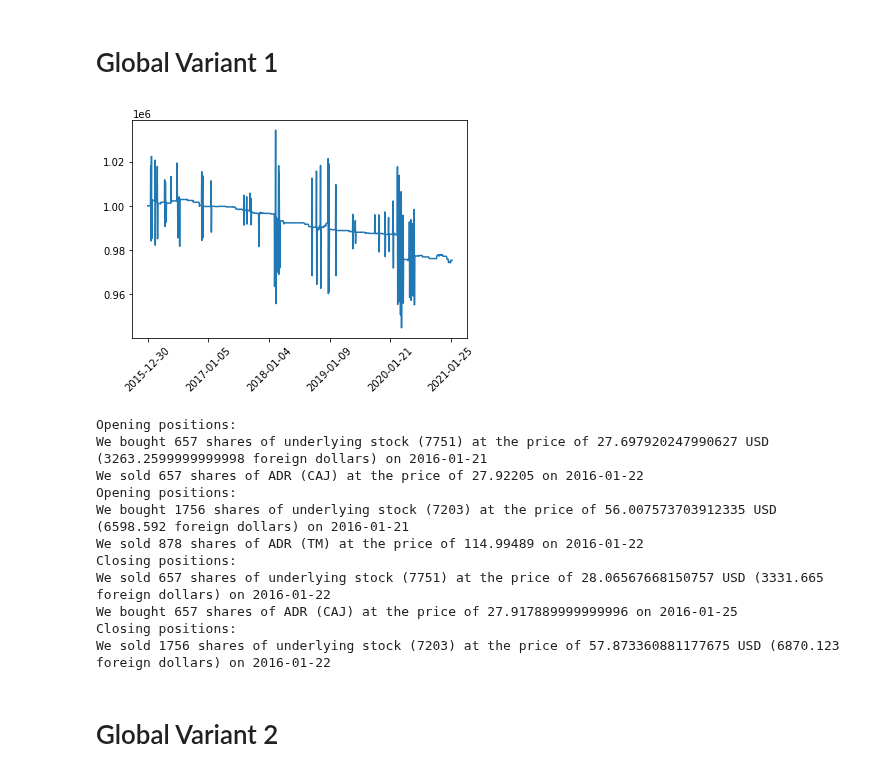
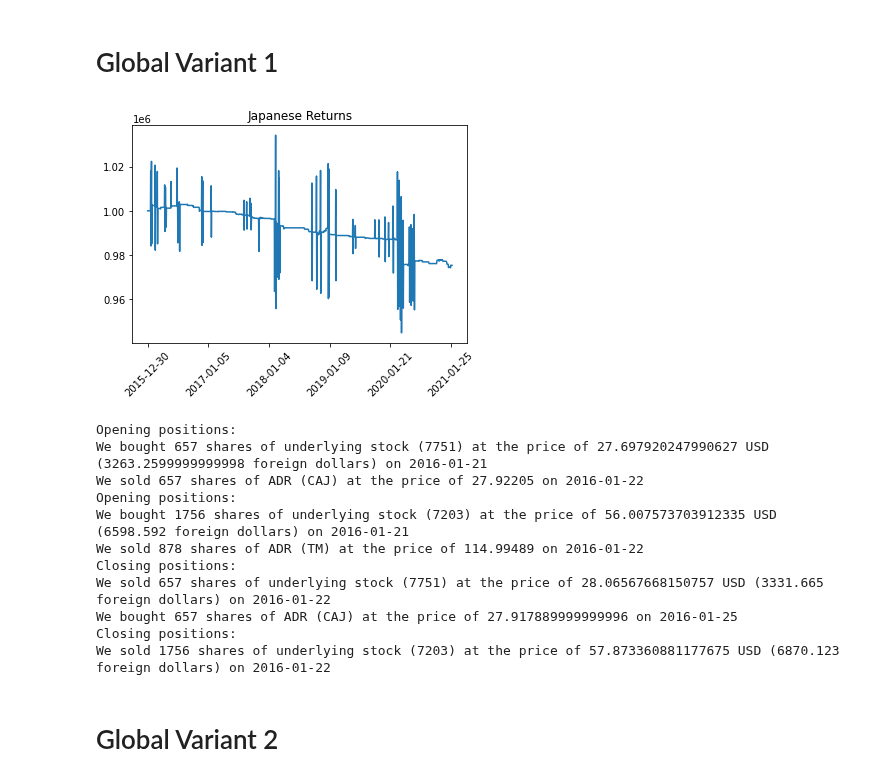
Before and after one commit to jh-lor/ADRPairsTrading, a Jupyter notebook: strategy_development_eric.ipynb, the cells around one changed output. Cells and saved outputs as stored; diff of their text form; code cells hidden in the pictures.

```diff
--- a/strategy_development_eric.ipynb
+++ b/strategy_development_eric.ipynb
@@ -1297,10 +1297,11 @@ for i in range(1, len(datelist)):
 
                 #iter_dict[(country, adr)]["has_current_date"] = False
 # %%
+plt.title("Japanese Returns")
 plot_returns(dates, portfolio_values)
 print("".join(trade_records[:11]))
 # %% [output]
-[figure, old version]
+[figure, new version]
 Opening positions:
 We bought 657 shares of underlying stock (7751) at the price of 27.697920247990627 USD (3263.2599999999998 foreign dollars) on 2016-01-21
 We sold 657 shares of ADR (CAJ) at the price of 27.92205 on 2016-01-22
```
Also changed, not shown: parts of 5 cells of this notebook, 1 other file.
